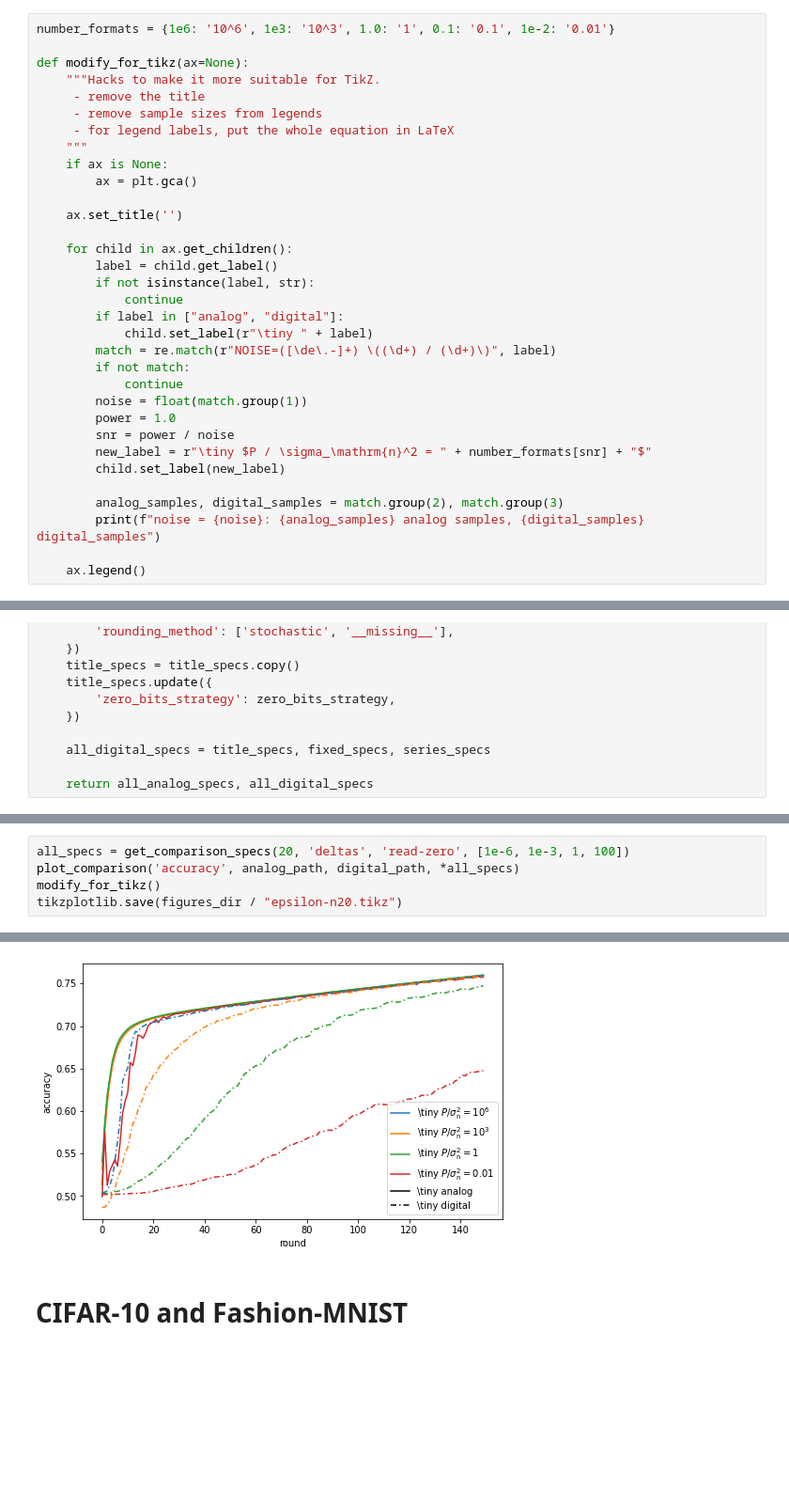
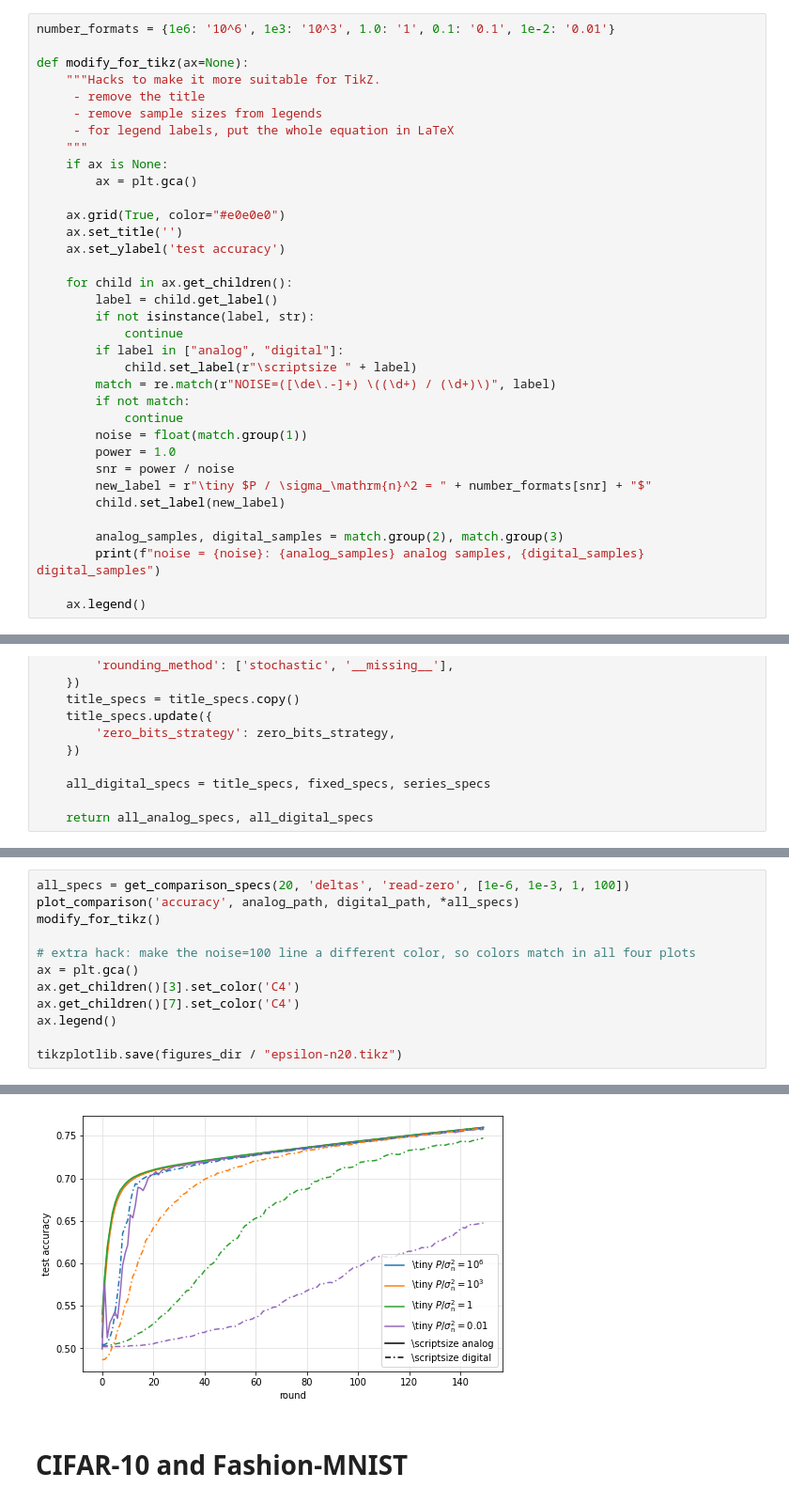
Before and after one commit to czlee/kyanite, a Jupyter notebook: tikz-plots.ipynb, the cells around one changed output, grey strips where cells are left out. Shown at 94% size. Cells and saved outputs as stored; diff of their text form; blank space fills up the shorter version.

Commit message:
Update plots

```diff
--- a/tikz-plots.ipynb
+++ b/tikz-plots.ipynb
@@ -24,14 +24,16 @@ def modify_for_tikz(ax=None):
     if ax is None:
         ax = plt.gca()
 
+    ax.grid(True, color="#e0e0e0")
     ax.set_title('')
+    ax.set_ylabel('test accuracy')
 
     for child in ax.get_children():
         label = child.get_label()
         if not isinstance(label, str):
             continue
         if label in ["analog", "digital"]:
-            child.set_label(r"\tiny " + label)
+            child.set_label(r"\scriptsize " + label)
         match = re.match(r"NOISE=([\de\.-]+) \((\d+) / (\d+)\)", label)
         if not match:
             continue
@@ -111,14 +113,21 @@ noise = 10.0: 11 analog samples, 11 digital_samples
 # %%
 all_specs = get_comparison_specs(20, 'deltas', 'read-zero', [1e-6, 1e-3, 1, 100])
 plot_comparison('accuracy', analog_path, digital_path, *all_specs)
 modify_for_tikz()
+
+# extra hack: make the noise=100 line a different color, so colors match in all four plots
+ax = plt.gca()
+ax.get_children()[3].set_color('C4')
+ax.get_children()[7].set_color('C4')
+ax.legend()
+
 tikzplotlib.save(figures_dir / "epsilon-n20.tikz")
 # %% [output]
 noise = 1e-06: 10 analog samples, 10 digital_samples
 noise = 0.001: 9 analog samples, 8 digital_samples
 noise = 1.0: 10 analog samples, 10 digital_samples
 noise = 100.0: 10 analog samples, 10 digital_samples
-[figure, old version]
+[figure, new version]
 # %% [markdown]
 # CIFAR-10 and Fashion-MNIST
 # %%
```
Also changed, not shown: parts of 3 cells of this notebook, 1 other file.
